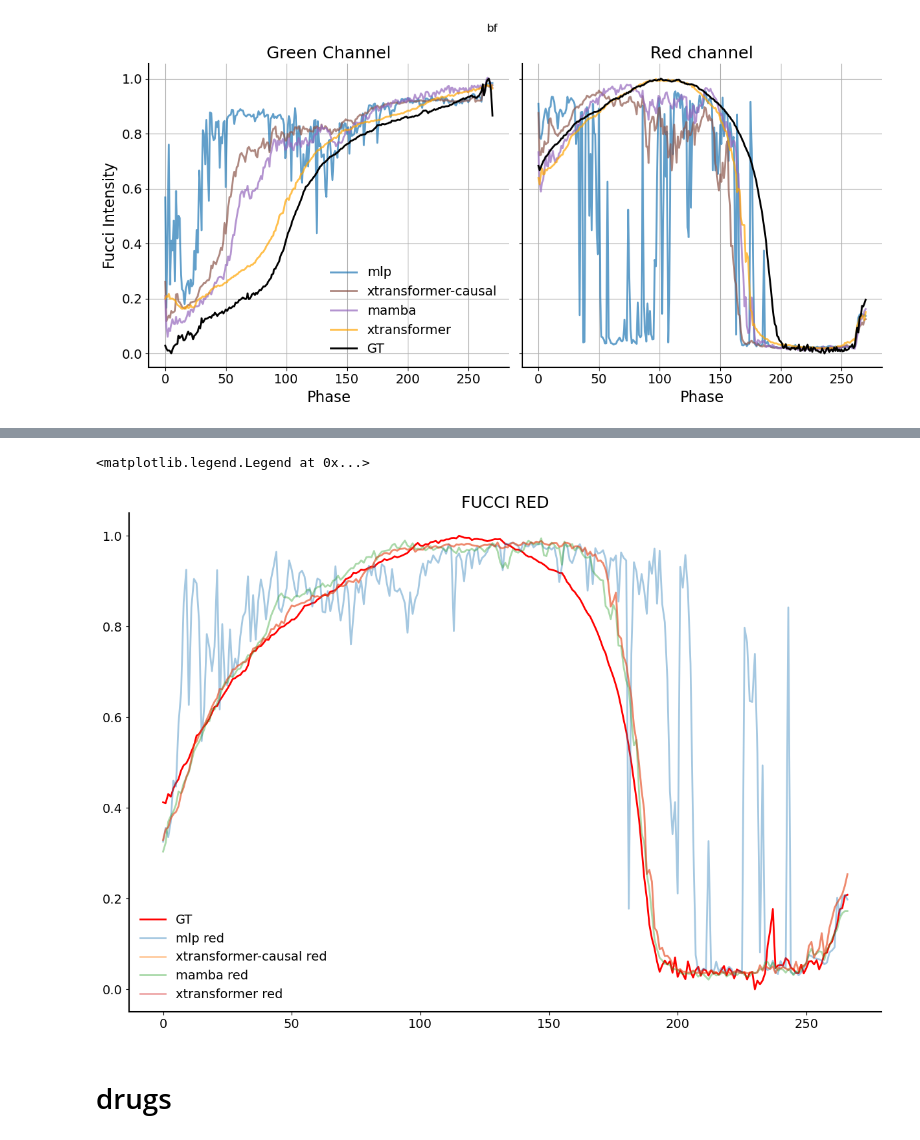
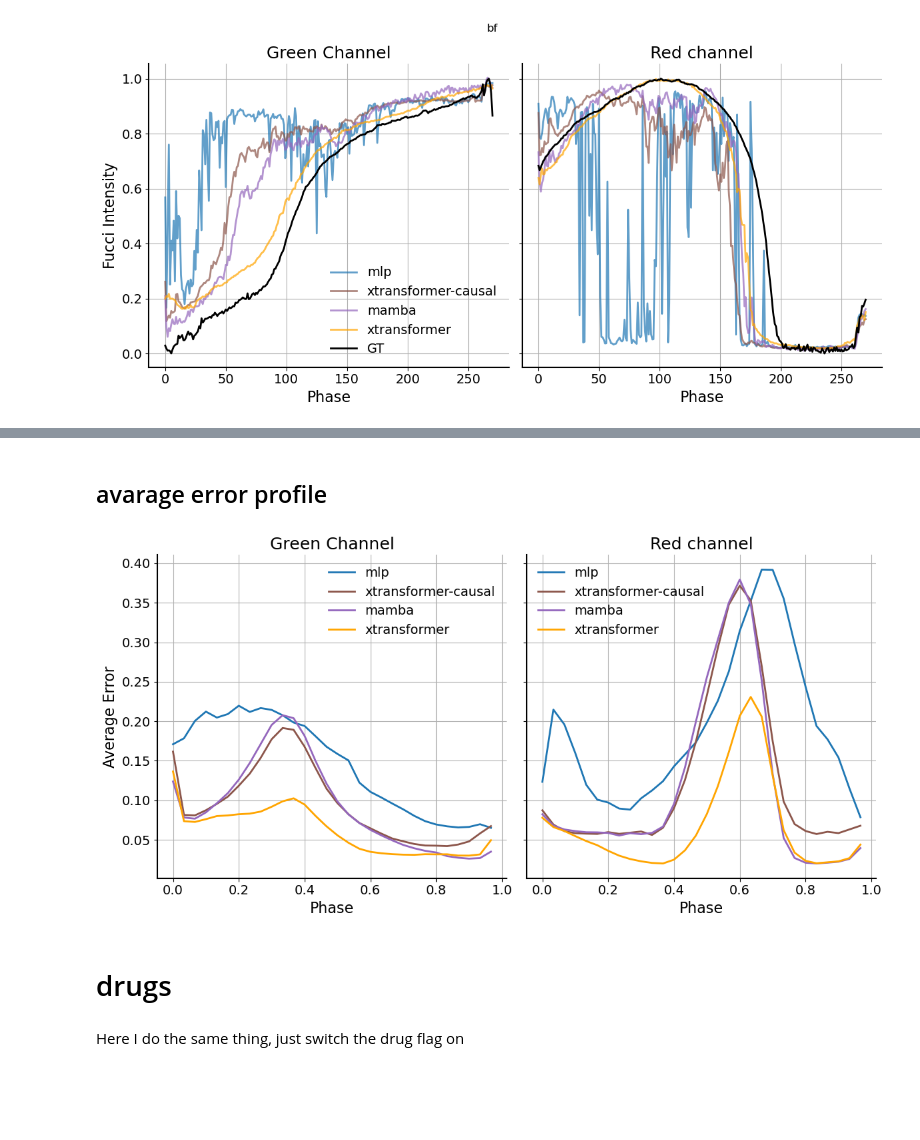
Before and after one commit to louisleger/cell-cycle, a Jupyter notebook: nb_result_analysis/one_track_plot.ipynb, the cells around one changed output, grey strips where cells are left out. Cells and saved outputs as stored; diff of their text form; code cells hidden in the pictures; blank space fills up the shorter version.

Commit message:
plotting nbs ready for maxine

```diff
--- a/nb_result_analysis/one_track_plot.ipynb
+++ b/nb_result_analysis/one_track_plot.ipynb
@@ -49,10 +49,5 @@ crossing_points_gt, idx_gt = find_crossing_points(taus, gt_tracks)
 track_lengths = [track.shape[0] for track in gt_tracks]
 
 modalities = ["bf", "h2b"]
-heads = ["mlp", "cnn", "lstm", "xtransformer-causal", "mamba", "xtransformer"]
-
-# df = pd.DataFrame(
-#     columns=["head", "modality", "l1_error_green", "l1_error_red", "t_g", "t_r"]
-# )
 # %%
 data = {}
@@ -64 +78,4 @@ for mod in modalities:
+# %%
+# subset of heads to plot
+good_heads = ["mlp", "xtransformer-causal", "mamba", "xtransformer"]
 # %%
@@ -131,16 +122,43 @@ plt.legend()
-# %%
-# same for red
-plt.figure(figsize=(15, 10))
-plt.title(f"FUCCI RED")
-plt.plot(gt_tracks[idx][:, 1], label="GT", color="r")
-
-mod = "bf"
-for head in good_heads:
-    plt.plot(data[mod][head][idx][:, 1], label=f"{head} red", alpha=0.4)
-
-plt.legend()
-# %% [output]
-<matplotlib.legend.Legend at 0x...>
-[figure, removed]
+# %% [markdown]
+## avarage error profile
+# %%
+# Create the figure and subplots
+mod = "bf"
+
+
+fig, (ax1, ax2) = plt.subplots(1, 2, figsize=(12, 6), sharey=True)
+
+# Left subplot for errors_g_averaged
+ax1.set_title("Green Channel")
+ax1.set_xlabel("Phase")
+ax1.set_ylabel("Average Error")
+for head in good_heads:
+    errors_g_averaged = errors_g[mod][head]
+    ax1.plot(bins[:-1], errors_g_averaged, label=f"{head}", color=head_colors[head])
+
+ax1.legend()
+ax1.grid()
+
+# Right subplot for errors_r_averaged
+ax2.set_title("Red channel")
+ax2.set_xlabel("Phase")
+for head in good_heads:
+    errors_r_averaged = errors_r[mod][head]
+    ax2.plot(bins[:-1], errors_r_averaged, label=f"{head}", color=head_colors[head])
+
+ax2.legend()
+ax2.grid()
+
+# Ensure tight layout and consistent y-axis scaling
+plt.tight_layout()
+
+
+# save as pdf in ../plots/av_error
+plt.savefig(f"../plots/av_error/av_error.pdf")
+plt.show()
+# %% [output]
+[figure, added]
 # %% [markdown]
 # drugs
+# %% [markdown]
+Here I do the same thing, just switch the drug flag on
```
Also changed, not shown: parts of 8 cells of this notebook, 4 other files.
